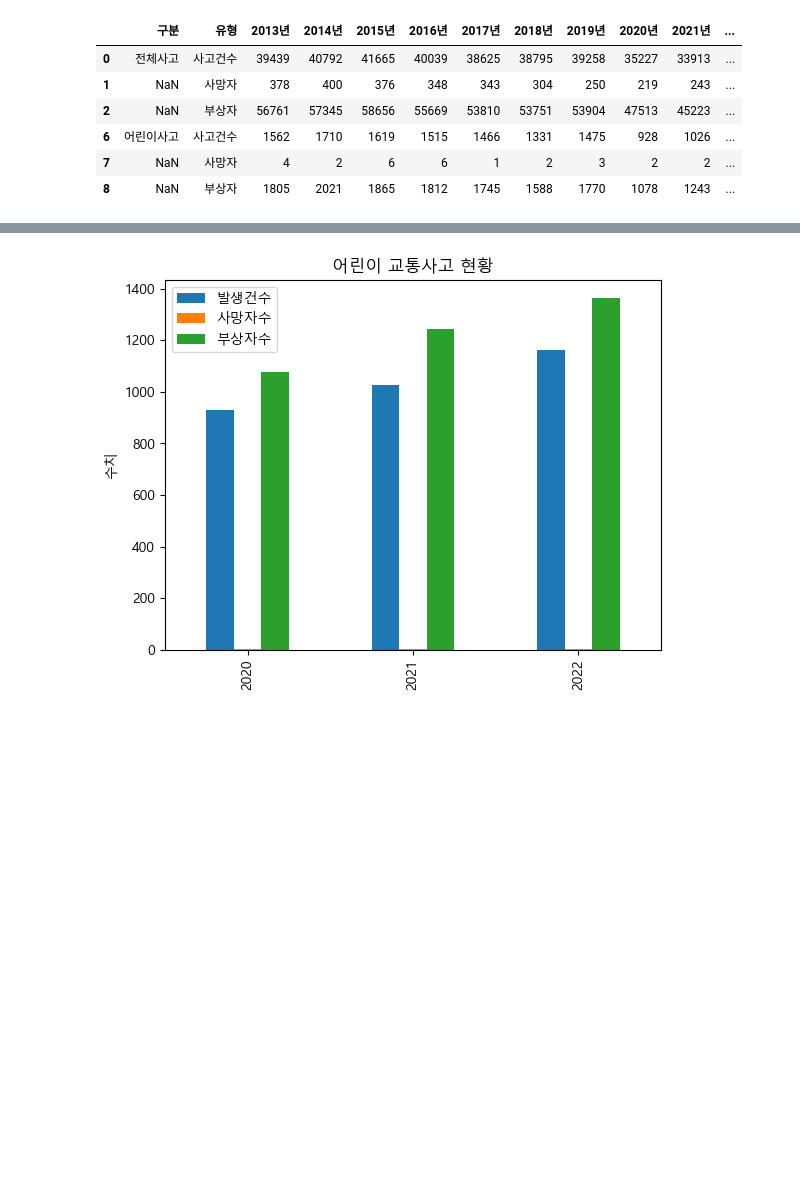
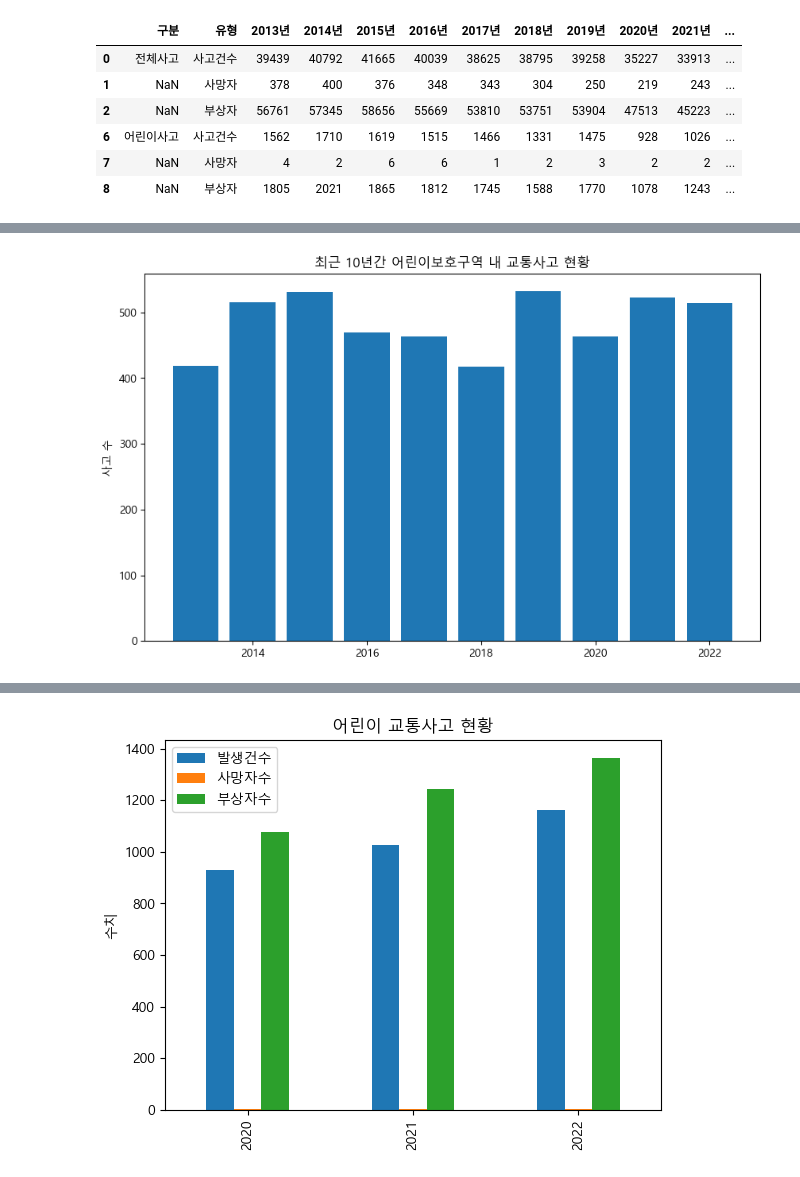
Before and after one commit to yeeunlim/mini_project, a Jupyter notebook: non_protected.ipynb, the cells around one changed output, grey strips where cells are left out. Saved outputs shown, nothing was run; the diff lists cells and outputs as text; code cells hidden in the pictures; blank space fills up the shorter version.

```diff
--- a/non_protected.ipynb
+++ b/non_protected.ipynb
@@ -101,0 +106,9 @@ plt.show()
+# %%
+# 추가 데이터 - 어린이보호구역 내 교통사고
+data = pd.DataFrame({
+    '연도' : [2022,2021,2020,2019,2018,2017,2016,2015,2014,2013],
+    '사고건수' : [514, 523,463,532,418,464,470,531,515,419],
+    '사망자' : [3,2,3,6,3,8,8,8,4,6],
+    '부상자' : [529,563,477,540,447,465,483,539,524,426]
+})
+data
@@ -101,0 +127,10 @@ plt.show()
+# %%
+# < 어린이보호구역 내 교통사고 시각화 > - 사고건수
+plt.figure(figsize=(10, 6))
+plt.bar(data['연도'], data['사고건수'], label='사고건수')
+
+plt.ylabel('사고 수')
+plt.title('최근 10년간 어린이보호구역 내 교통사고 현황')
+plt.show()
+# %% [output]
+[figure, added]
```
Also changed, not shown: parts of 10 cells of this notebook.
